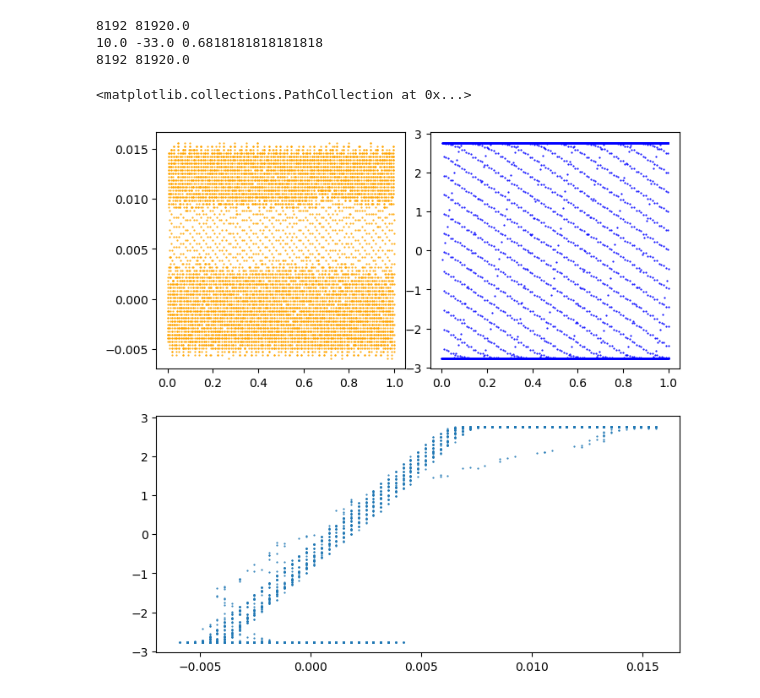
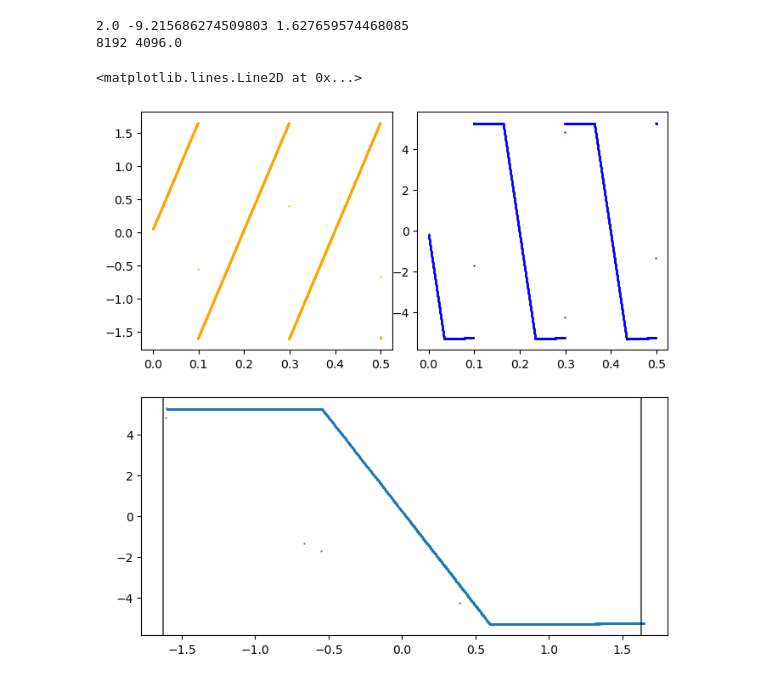
Before and after one commit to Chwanhee/Metrology, a Jupyter notebook: i-v_char_Chuad.ipynb, the cells around one changed output. Cells and saved outputs as stored; diff of their text form; code cells hidden in the pictures.

```diff
--- a/i-v_char_Chuad.ipynb
+++ b/i-v_char_Chuad.ipynb
@@ -22,58 +22,61 @@ def sampling(time):
         size = 8192
         hertz = size/time
         print(size,hertz)
-        return size,int(hertz)
+        return size,round(hertz)
 
-def config_measurement(zoroku,t_mes,Vin=5.):
+def config_measurement(zoroku,freq,Vin=5.):
     ad2.config_wavegen(zoroku,
-                frequency=10/t_mes,
+                frequency=freq,
                 amplitude=Vin, # Vin : Voltage range to observe.
                 symmetry = 100,
                 signal_shape= dwfc.funcTriangle
                 )
+    t_mes = 10/freq
     rate,size = sampling(t_mes)
     ad2.config_oscilloscope(zoroku,
-        range0=3,
-        range1=3,
+        range0=23,
+        range1=23,
         sample_rate = rate,
-        sample_size= size
+        sample_size = size
         )
 
 ########## End of Function Defining ##########
 
 fig = plt.figure(figsize=(8,8))
 grid = gs.GridSpec(2,2,wspace=0.1,)
 
 axs1 = plt.subplot(grid[0,0])
 axs2 = plt.subplot(grid[0,1])
 axs3 = plt.subplot(grid[1,:])
 
 E_sat = 15
-t_mes = 0.1
-size,rate = sampling(t_mes)
+freq = 5
+t_mes = 10/freq
 
-R1 = 10
-R2 = 330
+R1 = 510
+R2 = 4700
 amp = -R2/R1
-v_range = 1.5*E_sat*R1/R2
-print(1/t_mes,amp,v_range)
+v_range = E_sat*R1/R2
+print(t_mes,amp,v_range)
 
-config_measurement(zoroku,t_mes,v_range)
+config_measurement(zoroku,freq,v_range)#,v_range)
 
 ad2.start_wavegen(zoroku,channel=0)
-time.sleep(0.1)
+time.sleep(0.2)
 T,Ch1,Ch2 = ad2.measure_oscilloscope(zoroku)
 ad2.stop_wavegen(zoroku,channel=0)
 
 axs1.scatter(T,Ch1,s=0.3,color="orange")
 axs2.scatter(T,Ch2,s=0.3,color="blue")
 axs3.scatter(Ch1,Ch2,s=0.3)
+v_range = E_sat*R1/R2
+axs3.axvline(x=v_range,color="black",alpha=0.6)
+axs3.axvline(x=-v_range,color="black",alpha=0.6)
 # %% [output]
-8192 81920.0
-10.0 -33.0 0.6818181818181818
-8192 81920.0
+2.0 -9.215686274509803 1.627659574468085
+8192 4096.0
-<matplotlib.collections.PathCollection at 0x...>
+<matplotlib.lines.Line2D at 0x...>
-[figure, old version]
+[figure, new version]
 # %%
 from scipy.optimize import curve_fit
 
```
Also changed, not shown: parts of 3 cells of this notebook, 1 other file.
